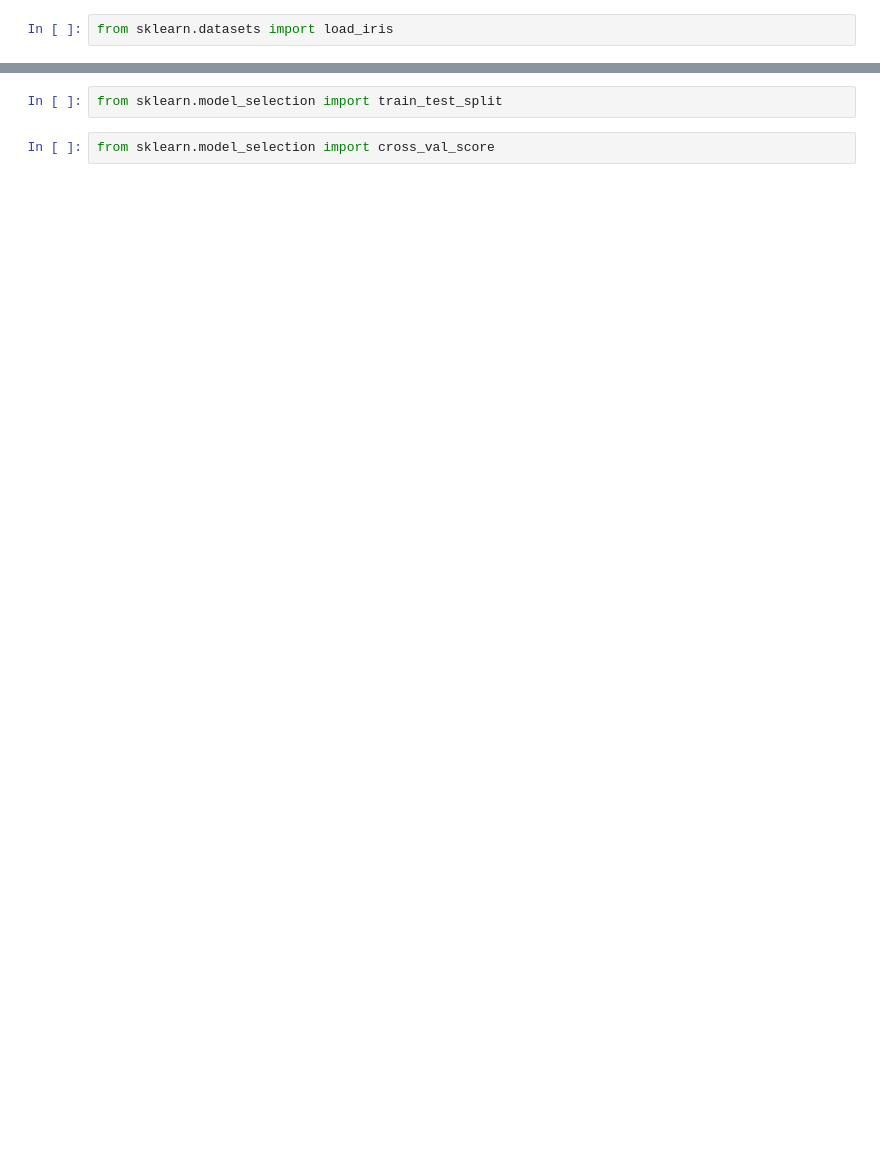
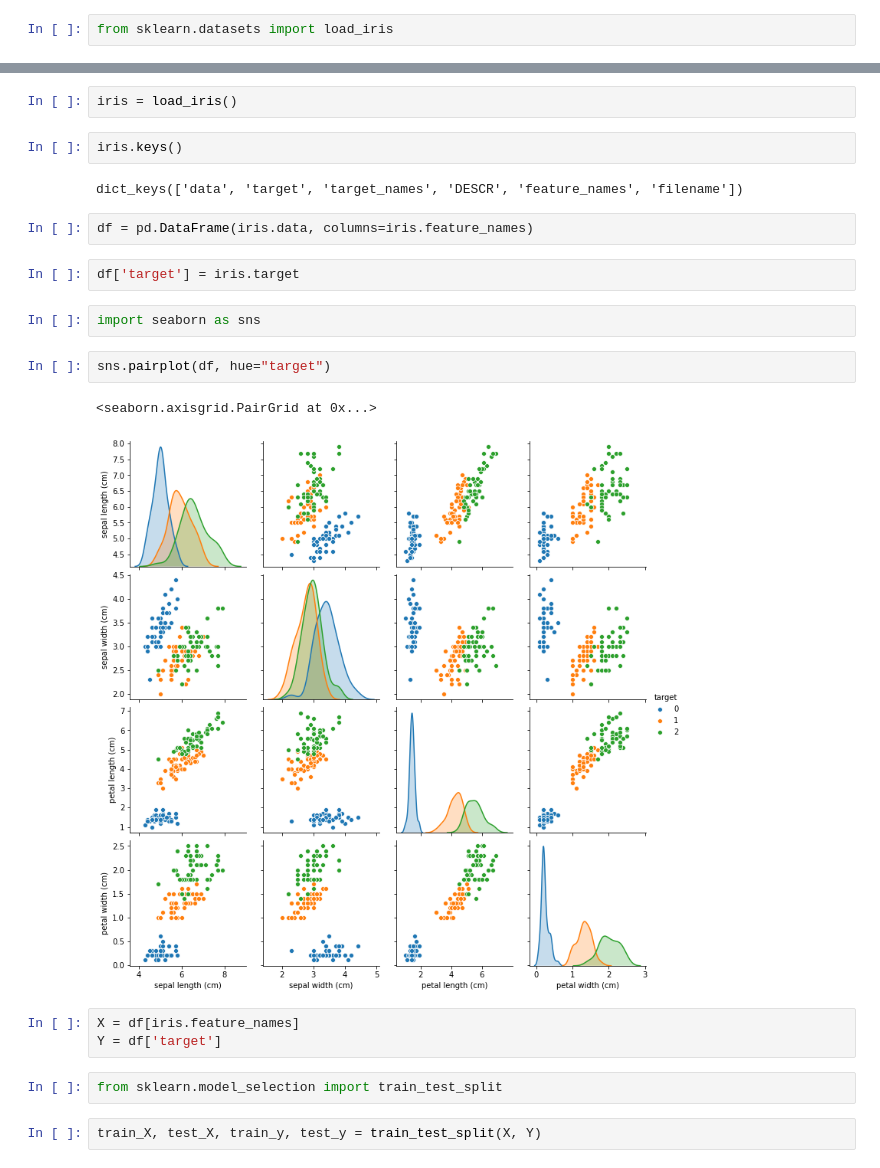
Before and after one commit to mobiletest2016/ml_practice, a Jupyter notebook: notebooks/iris_classification.ipynb, the cells around one changed output, grey strips where cells are left out. Saved outputs shown, nothing was run; the diff lists cells and outputs as text; blank space fills up the shorter version.

```diff
--- a/notebooks/iris_classification.ipynb
+++ b/notebooks/iris_classification.ipynb
@@ -5,6 +5,26 @@ import numpy as np
+# %%
+iris = load_iris()
+# %%
+iris.keys()
+# %% [output]
+dict_keys(['data', 'target', 'target_names', 'DESCR', 'feature_names', 'filename'])
+# %%
+df = pd.DataFrame(iris.data, columns=iris.feature_names)
+# %%
+df['target'] = iris.target
+# %%
+import seaborn as sns
+# %%
+sns.pairplot(df, hue="target")
+# %% [output]
+<seaborn.axisgrid.PairGrid at 0x...>
+[figure, added]
+# %%
+X = df[iris.feature_names]
+Y = df['target']
 # %%
 from sklearn.model_selection import train_test_split
-# %%
-from sklearn.model_selection import cross_val_score
+# %%
+train_X, test_X, train_y, test_y = train_test_split(X, Y)
 # %%
 from sklearn.neighbors import KNeighborsClassifier
```
Also changed, not shown: parts of 22 cells of this notebook.
